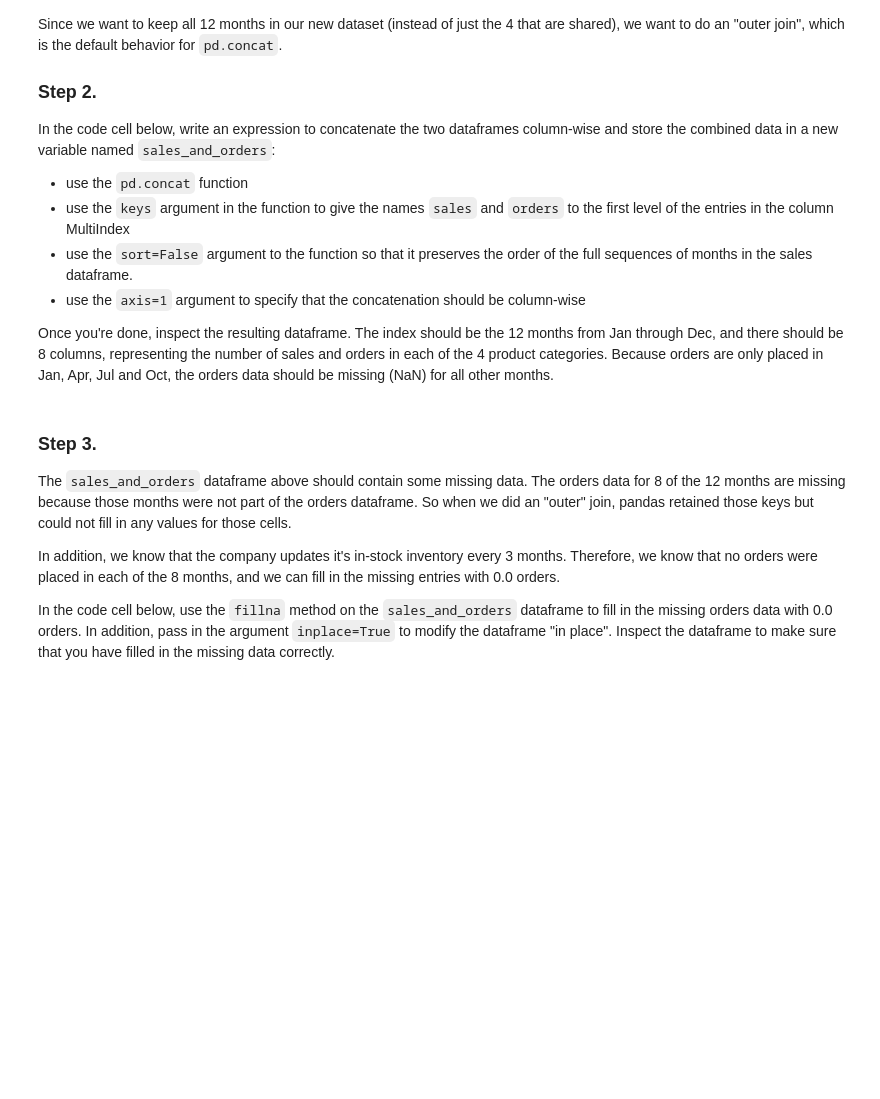
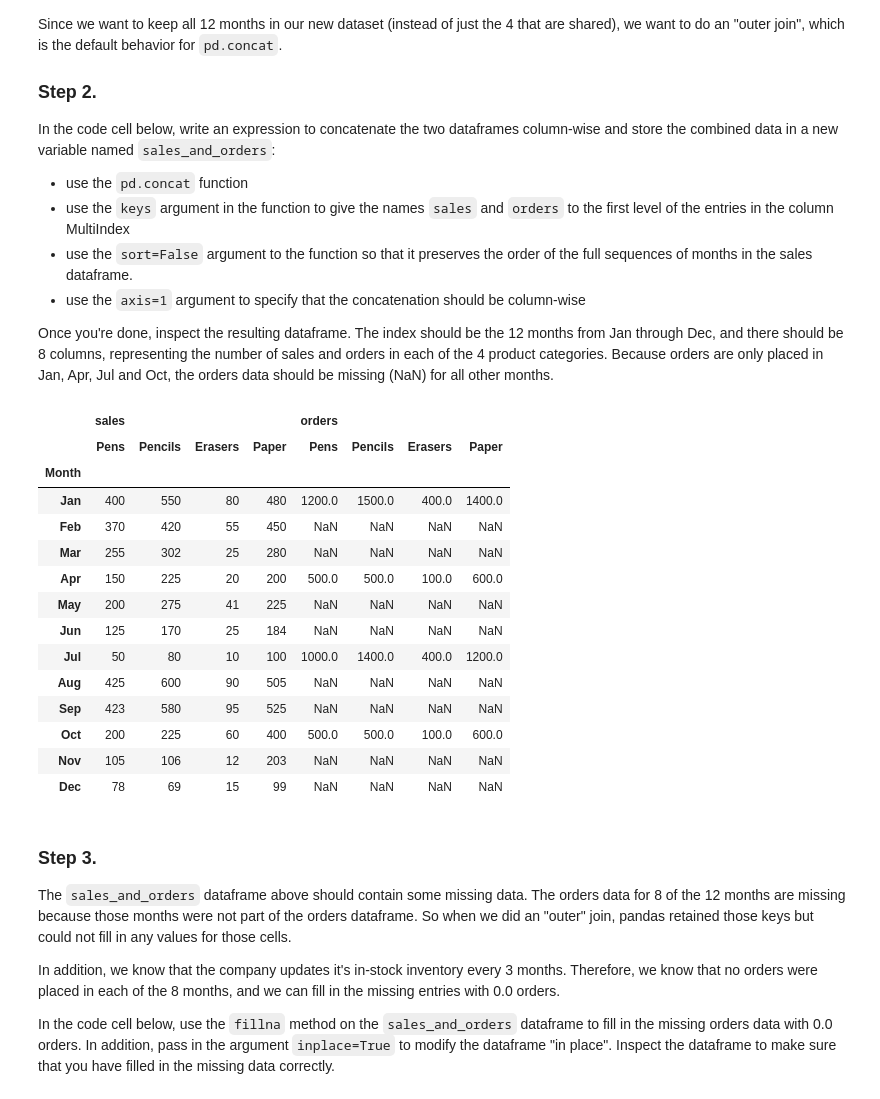
Before and after one commit to brownieboi3128/CIS_340, a Jupyter notebook: 4/4.2/Ex4.2_Visualizing_Joined_Datasets.ipynb, the cells around one changed output. Drawn from its saved outputs; the diff is of its cells as text; code cells hidden in the pictures; blank space fills up the shorter version.

```diff
--- a/4/4.2/Ex4.2_Visualizing_Joined_Datasets.ipynb
+++ b/4/4.2/Ex4.2_Visualizing_Joined_Datasets.ipynb
@@ -51,3 +71,22 @@ Once you're done, inspect the resulting dataframe.  The index should be the 12 m
+# %%
+sales_and_orders = pd.concat([sales2018, orders2018], axis=1, keys=['sales', 'orders'], sort=False)
+sales_and_orders
+# %% [output]
+|  | sales |  |  |  | orders |  |  |  |
+|  | Pens | Pencils | Erasers | Paper | Pens | Pencils | Erasers | Paper |
+| Month |  |  |  |  |  |  |  |  |
+| Jan | 400 | 550 | 80 | 480 | 1200.0 | 1500.0 | 400.0 | 1400.0 |
+| Feb | 370 | 420 | 55 | 450 | NaN | NaN | NaN | NaN |
+| Mar | 255 | 302 | 25 | 280 | NaN | NaN | NaN | NaN |
+| Apr | 150 | 225 | 20 | 200 | 500.0 | 500.0 | 100.0 | 600.0 |
+| May | 200 | 275 | 41 | 225 | NaN | NaN | NaN | NaN |
+| Jun | 125 | 170 | 25 | 184 | NaN | NaN | NaN | NaN |
+| Jul | 50 | 80 | 10 | 100 | 1000.0 | 1400.0 | 400.0 | 1200.0 |
+| Aug | 425 | 600 | 90 | 505 | NaN | NaN | NaN | NaN |
+| Sep | 423 | 580 | 95 | 525 | NaN | NaN | NaN | NaN |
+| Oct | 200 | 225 | 60 | 400 | 500.0 | 500.0 | 100.0 | 600.0 |
+| Nov | 105 | 106 | 12 | 203 | NaN | NaN | NaN | NaN |
+| Dec | 78 | 69 | 15 | 99 | NaN | NaN | NaN | NaN |
 # %% [markdown]
 ### Step 3.
 
```
Also changed, not shown: parts of 13 cells of this notebook.
